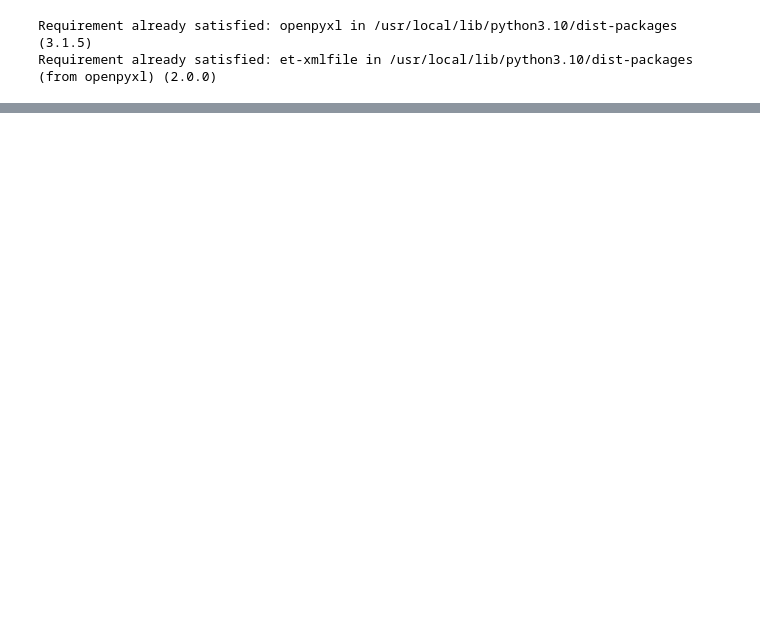
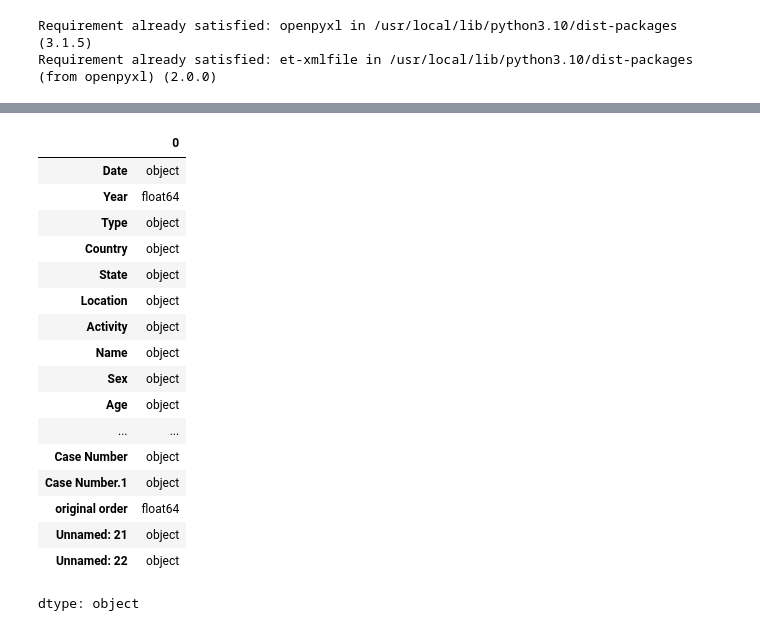
Before and after one commit to Bullionwuerfel/shark-attacks, a Jupyter notebook: shark_df.ipynb, the cells around one changed output, grey strips where cells are left out. Cells and saved outputs as stored; diff of their text form; code cells hidden in the pictures; blank space fills up the shorter version.

```diff
--- a/shark_df.ipynb
+++ b/shark_df.ipynb
@@ -120,3 +122,24 @@ array(['1615hr', '1710hr', '?', '1637hr', 'AM', '16.30hrs', '1600hr',
        '"Early evening"', 'Late Afternoon', '   ', 'Before daybreak',
        'dusk', 'Before 10h30', '06h00 -- 07h00', '01h50', '17h00-18h00',
        '19h00-20h00'], dtype=object)
+# %%
+shark_df.dtypes
+# %% [output]
+|  | 0 |
+| Date | object |
+| Year | float64 |
+| Type | object |
+| Country | object |
+| State | object |
+| Location | object |
+| Activity | object |
+| Name | object |
+| Sex | object |
+| Age | object |
+| ... | ... |
+| Case Number | object |
+| Case Number.1 | object |
+| original order | float64 |
+| Unnamed: 21 | object |
+| Unnamed: 22 | object |
+dtype: object
```
Also changed, not shown: parts of 23 cells of this notebook.
